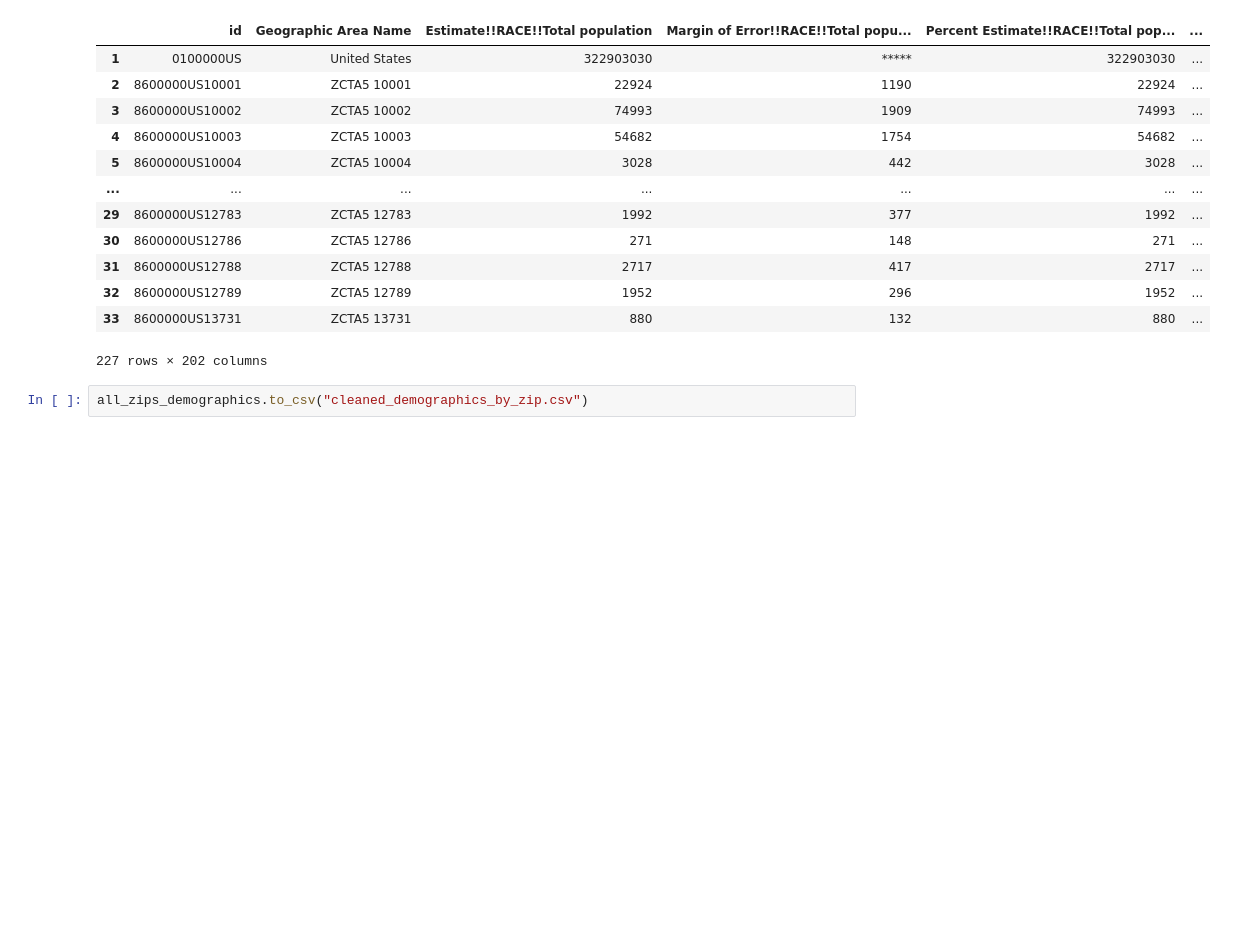
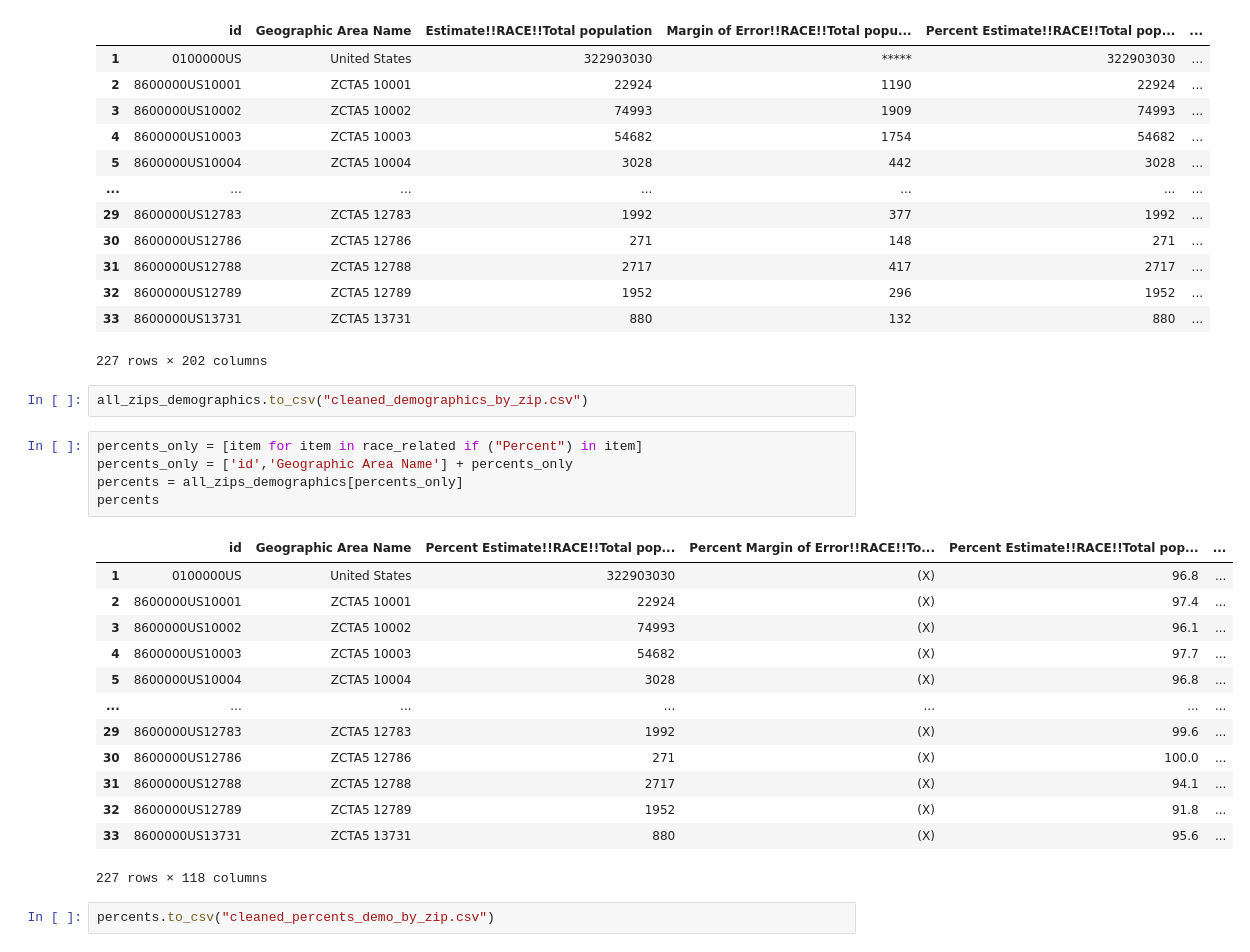
Before and after one commit to trashclub/mapping, a Jupyter notebook: data/acs.ipynb, the cells around one changed output. Cells and saved outputs as stored; diff of their text form; blank space fills up the shorter version.

Commit message:
more cleaned data

```diff
--- a/data/acs.ipynb
+++ b/data/acs.ipynb
@@ -174,3 +174,24 @@ all_zips_demographics
 227 rows × 202 columns
 # %%
 all_zips_demographics.to_csv("cleaned_demographics_by_zip.csv")
+# %%
+percents_only = [item for item in race_related if ("Percent") in item]
+percents_only = ['id','Geographic Area Name'] + percents_only
+percents = all_zips_demographics[percents_only]
+percents
+# %% [output]
+|  | id | Geographic Area Name | Percent Estimate!!RACE!!Total pop... | Percent Margin of Error!!RACE!!To... | Percent Estimate!!RACE!!Total pop... | ... |
+| 1 | 0100000US | United States | 322903030 | (X) | 96.8 | ... |
+| 2 | 8600000US10001 | ZCTA5 10001 | 22924 | (X) | 97.4 | ... |
+| 3 | 8600000US10002 | ZCTA5 10002 | 74993 | (X) | 96.1 | ... |
+| 4 | 8600000US10003 | ZCTA5 10003 | 54682 | (X) | 97.7 | ... |
+| 5 | 8600000US10004 | ZCTA5 10004 | 3028 | (X) | 96.8 | ... |
+| ... | ... | ... | ... | ... | ... | ... |
+| 29 | 8600000US12783 | ZCTA5 12783 | 1992 | (X) | 99.6 | ... |
+| 30 | 8600000US12786 | ZCTA5 12786 | 271 | (X) | 100.0 | ... |
+| 31 | 8600000US12788 | ZCTA5 12788 | 2717 | (X) | 94.1 | ... |
+| 32 | 8600000US12789 | ZCTA5 12789 | 1952 | (X) | 91.8 | ... |
+| 33 | 8600000US13731 | ZCTA5 13731 | 880 | (X) | 95.6 | ... |
+227 rows × 118 columns
+# %%
+percents.to_csv("cleaned_percents_demo_by_zip.csv")
```
Also changed, not shown: 1 other file.
